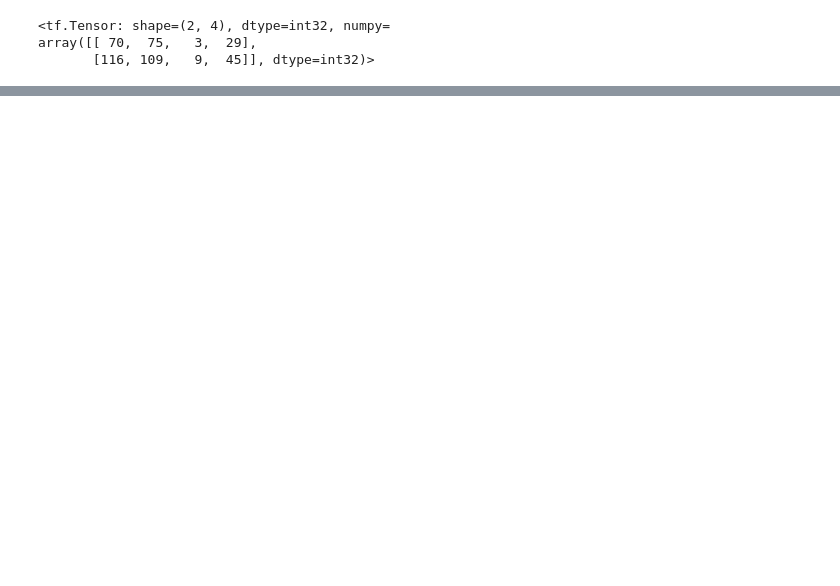
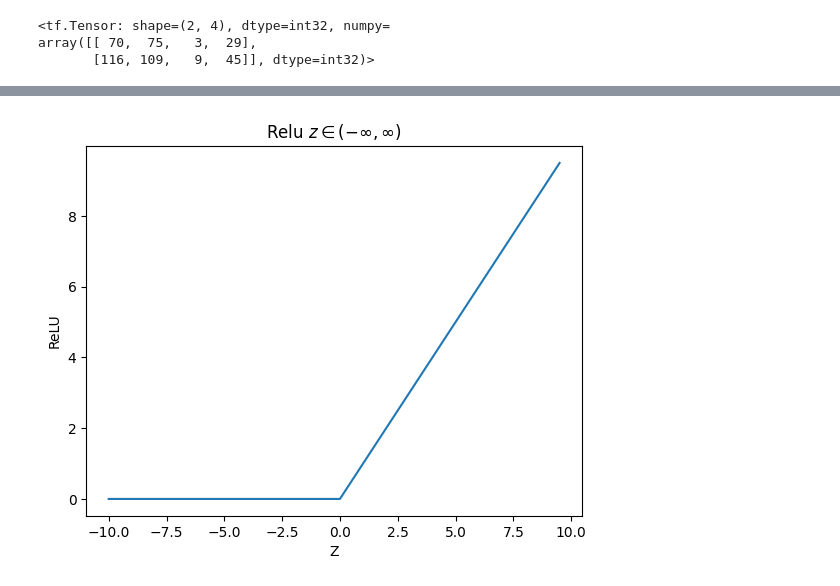
Before and after one commit to TulioInoue/datascience-study, a Jupyter notebook: cases/tensorflow/tensorflow.ipynb, the cells around one changed output, grey strips where cells are left out. Cells and saved outputs as stored; diff of their text form; code cells hidden in the pictures; blank space fills up the shorter version.

```diff
--- a/cases/tensorflow/tensorflow.ipynb
+++ b/cases/tensorflow/tensorflow.ipynb
@@ -30,0 +134,11 @@ array([[6, 4, 0],
+# %%
+fig, ax = plt.subplots()
+
+ax.plot(tensor, tf.nn.relu(tensor))
+ax.set_title("Relu $z \in (-\infty, \infty)$")
+ax.set_xlabel("Z")
+ax.set_ylabel("ReLU")
+
+plt.show()
+# %% [output]
+[figure, added]
```
Also changed, not shown: parts of 33 cells of this notebook, 2 other files.
